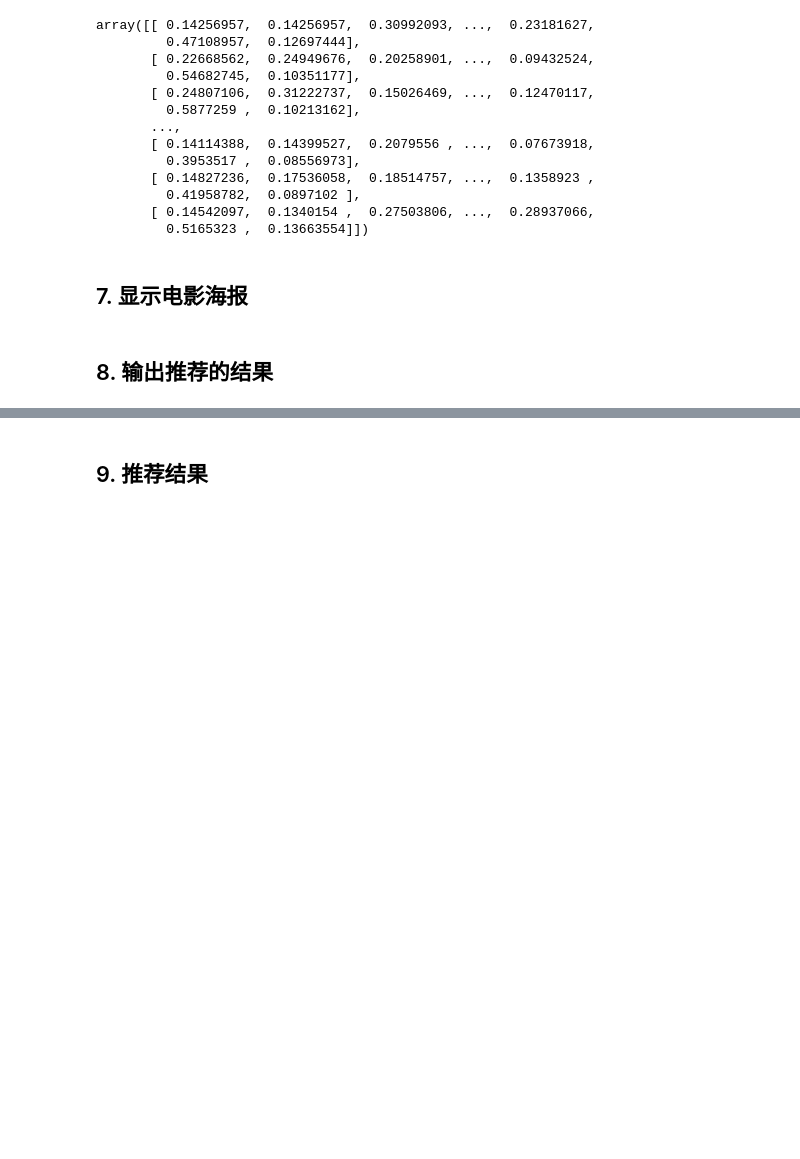
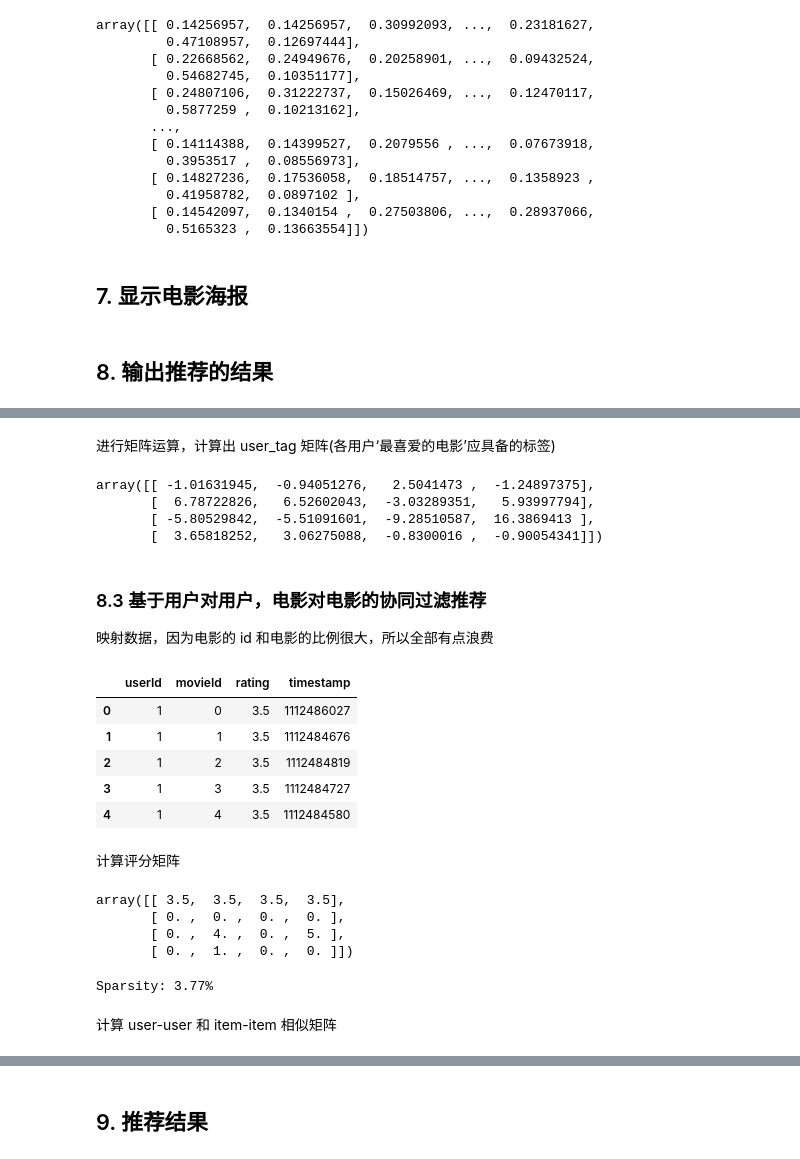
Before and after one commit to miaopei/RecommendedSystem, a Jupyter notebook: movies_recommended/movies_recommended_01.ipynb, the cells around one changed output, grey strips where cells are left out. Cells and saved outputs as stored; diff of their text form; code cells hidden in the pictures; blank space fills up the shorter version.

```diff
--- a/movies_recommended/movies_recommended_01.ipynb
+++ b/movies_recommended/movies_recommended_01.ipynb
@@ -458,0 +559,10 @@ def always_most_popular_recommendation(userId=0, top=10, poster=False, show=True
+# %% [markdown]
+进行矩阵运算，计算出 user_tag 矩阵(各用户‘最喜爱的电影’应具备的标签)
+# %%
+user_tag_mat = new_ratings.dot(TF_IDF_mat)
+user_tag_mat[0:4,0:4]
+# %% [output]
+array([[ -1.01631945,  -0.94051276,   2.5041473 ,  -1.24897375],
+       [  6.78722826,   6.52602043,  -3.03289351,   5.93997794],
+       [ -5.80529842,  -5.51091601,  -9.28510587,  16.3869413 ],
+       [  3.65818252,   3.06275088,  -0.8300016 ,  -0.90054341]])
@@ -458,0 +581,40 @@ def always_most_popular_recommendation(userId=0, top=10, poster=False, show=True
+# %% [markdown]
+### 8.3 基于用户对用户，电影对电影的协同过滤推荐
+
+映射数据，因为电影的 id 和电影的比例很大，所以全部有点浪费
+# %%
+new_rating = ratings.copy()
+new_n_users = users_num
+new_n_items = new_rating.movieId.unique().shape[0]
+movie_map = pd.Series(index=new_rating.movieId.unique(), data=range(new_n_items))
+
+new_rating.movieId = movie_map[new_rating.movieId.values].values
+new_rating.movieId.describe()
+new_rating.head()
+# %% [output]
+|  | userId | movieId | rating | timestamp |
+| 0 | 1 | 0 | 3.5 | 1112486027 |
+| 1 | 1 | 1 | 3.5 | 1112484676 |
+| 2 | 1 | 2 | 3.5 | 1112484819 |
+| 3 | 1 | 3 | 3.5 | 1112484727 |
+| 4 | 1 | 4 | 3.5 | 1112484580 |
+# %% [markdown]
+计算评分矩阵
+# %%
+rating_matrix = np.zeros((new_n_users, new_n_items))
+for row in new_rating.itertuples():
+    rating_matrix[row[1]-1, row[2]-1] = row[3]
+rating_matrix[0:4,0:4]
+# %% [output]
+array([[ 3.5,  3.5,  3.5,  3.5],
+       [ 0. ,  0. ,  0. ,  0. ],
+       [ 0. ,  4. ,  0. ,  5. ],
+       [ 0. ,  1. ,  0. ,  0. ]])
+# %%
+# 计算矩阵稀疏性
+sparsity = float(len(rating_matrix.nonzero()[0]))
+sparsity /= (rating_matrix.shape[0] * rating_matrix.shape[1])
+sparsity *= 100
+print ('Sparsity: {:4.2f}%'.format(sparsity))
+# %% [output]
+Sparsity: 3.77%
@@ -458,0 +630,2 @@ def always_most_popular_recommendation(userId=0, top=10, poster=False, show=True
+# %% [markdown]
+计算 user-user 和 item-item 相似矩阵
```
Also changed, not shown: parts of 28 cells of this notebook, 1 other file.
